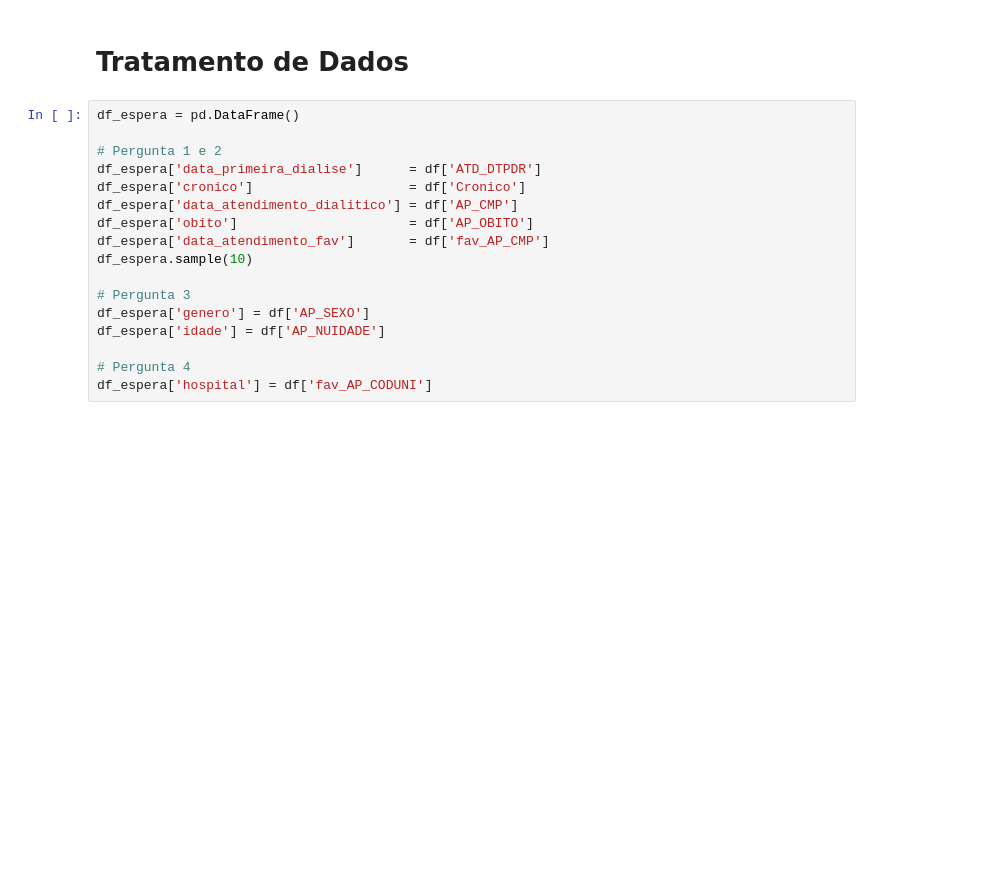
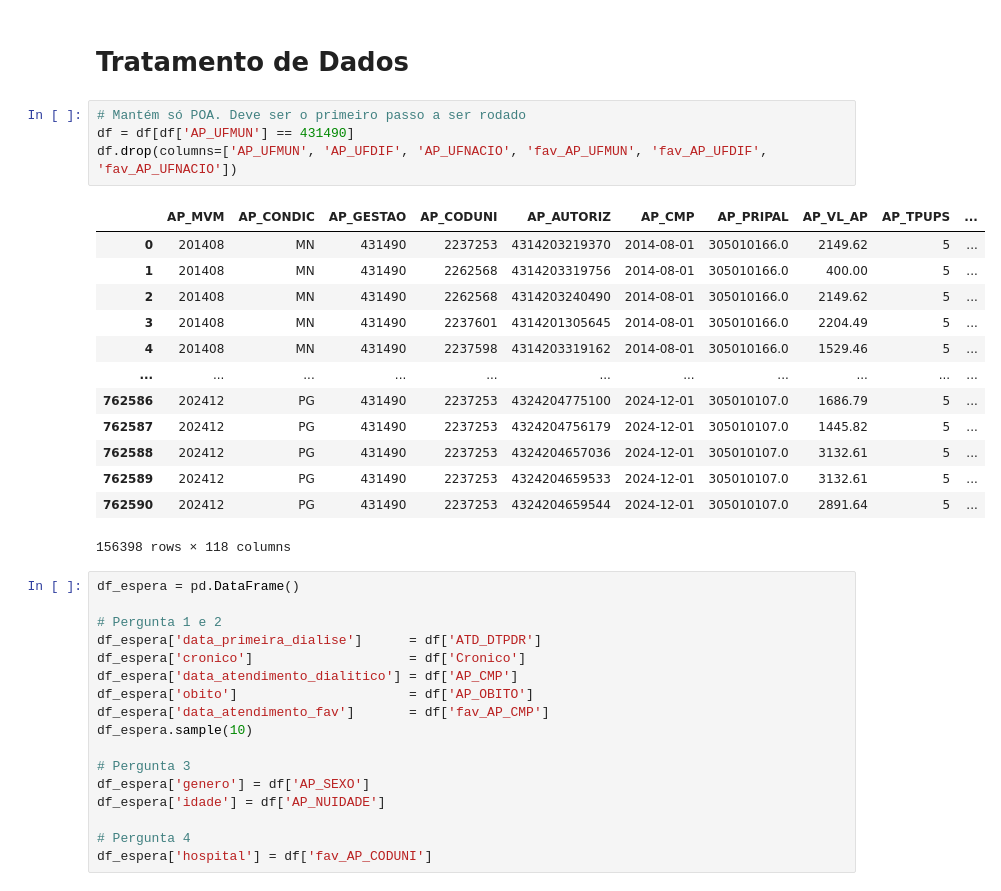
Before and after one commit to nicolasmss/-Projeto-Final-Visualiza-o, a Jupyter notebook: dashboard.ipynb, the cells around one changed output. Saved outputs shown, nothing was run; the diff lists cells and outputs as text; blank space fills up the shorter version.

```diff
--- a/dashboard.ipynb
+++ b/dashboard.ipynb
@@ -33,6 +33,24 @@ paleta = {
 }
 # %% [markdown]
 # Tratamento de Dados
+# %%
+# Mantém só POA. Deve ser o primeiro passo a ser rodado
+df = df[df['AP_UFMUN'] == 431490]
+df.drop(columns=['AP_UFMUN', 'AP_UFDIF', 'AP_UFNACIO', 'fav_AP_UFMUN', 'fav_AP_UFDIF', 'fav_AP_UFNACIO'])
+# %% [output]
+|  | AP_MVM | AP_CONDIC | AP_GESTAO | AP_CODUNI | AP_AUTORIZ | AP_CMP | AP_PRIPAL | AP_VL_AP | AP_TPUPS | ... |
+| 0 | 201408 | MN | 431490 | 2237253 | 4314203219370 | 2014-08-01 | 305010166.0 | 2149.62 | 5 | ... |
+| 1 | 201408 | MN | 431490 | 2262568 | 4314203319756 | 2014-08-01 | 305010166.0 | 400.00 | 5 | ... |
+| 2 | 201408 | MN | 431490 | 2262568 | 4314203240490 | 2014-08-01 | 305010166.0 | 2149.62 | 5 | ... |
+| 3 | 201408 | MN | 431490 | 2237601 | 4314201305645 | 2014-08-01 | 305010166.0 | 2204.49 | 5 | ... |
+| 4 | 201408 | MN | 431490 | 2237598 | 4314203319162 | 2014-08-01 | 305010166.0 | 1529.46 | 5 | ... |
+| ... | ... | ... | ... | ... | ... | ... | ... | ... | ... | ... |
+| 762586 | 202412 | PG | 431490 | 2237253 | 4324204775100 | 2024-12-01 | 305010107.0 | 1686.79 | 5 | ... |
+| 762587 | 202412 | PG | 431490 | 2237253 | 4324204756179 | 2024-12-01 | 305010107.0 | 1445.82 | 5 | ... |
+| 762588 | 202412 | PG | 431490 | 2237253 | 4324204657036 | 2024-12-01 | 305010107.0 | 3132.61 | 5 | ... |
+| 762589 | 202412 | PG | 431490 | 2237253 | 4324204659533 | 2024-12-01 | 305010107.0 | 3132.61 | 5 | ... |
+| 762590 | 202412 | PG | 431490 | 2237253 | 4324204659544 | 2024-12-01 | 305010107.0 | 2891.64 | 5 | ... |
+156398 rows × 118 columns
 # %%
 df_espera = pd.DataFrame()
 
```
